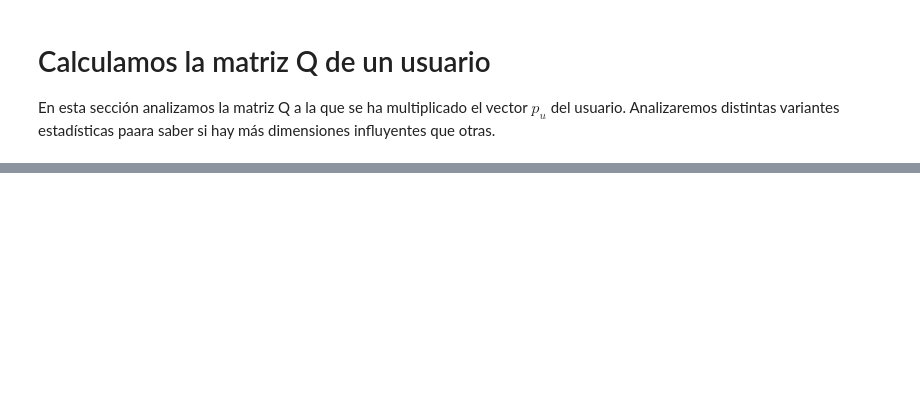
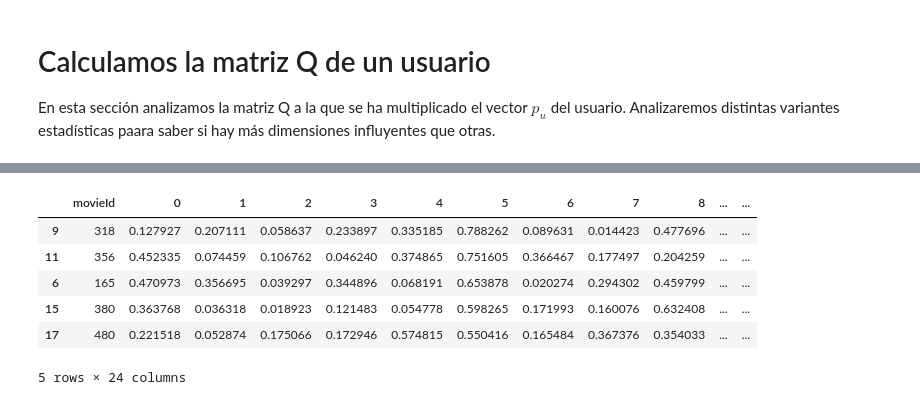
Before and after one commit to jljorro/Matrix_Factorization_Explanations, a Jupyter notebook: Best Movies NMF.ipynb, the cells around one changed output, grey strips where cells are left out. Cells and saved outputs as stored; diff of their text form; code cells hidden in the pictures; blank space fills up the shorter version.

```diff
--- a/Best Movies NMF.ipynb
+++ b/Best Movies NMF.ipynb
@@ -201,0 +265,10 @@ iplot(data)
+# %%
+watched_qui_df.sort_values(by=[5,8], ascending=False).head()
+# %% [output]
+|  | movieId | 0 | 1 | 2 | 3 | 4 | 5 | 6 | 7 | 8 | ... | ... |
+| 9 | 318 | 0.127927 | 0.207111 | 0.058637 | 0.233897 | 0.335185 | 0.788262 | 0.089631 | 0.014423 | 0.477696 | ... | ... |
+| 11 | 356 | 0.452335 | 0.074459 | 0.106762 | 0.046240 | 0.374865 | 0.751605 | 0.366467 | 0.177497 | 0.204259 | ... | ... |
+| 6 | 165 | 0.470973 | 0.356695 | 0.039297 | 0.344896 | 0.068191 | 0.653878 | 0.020274 | 0.294302 | 0.459799 | ... | ... |
+| 15 | 380 | 0.363768 | 0.036318 | 0.018923 | 0.121483 | 0.054778 | 0.598265 | 0.171993 | 0.160076 | 0.632408 | ... | ... |
+| 17 | 480 | 0.221518 | 0.052874 | 0.175066 | 0.172946 | 0.574815 | 0.550416 | 0.165484 | 0.367376 | 0.354033 | ... | ... |
+5 rows × 24 columns
```
Also changed, not shown: parts of 22 cells of this notebook, 2 other files.
